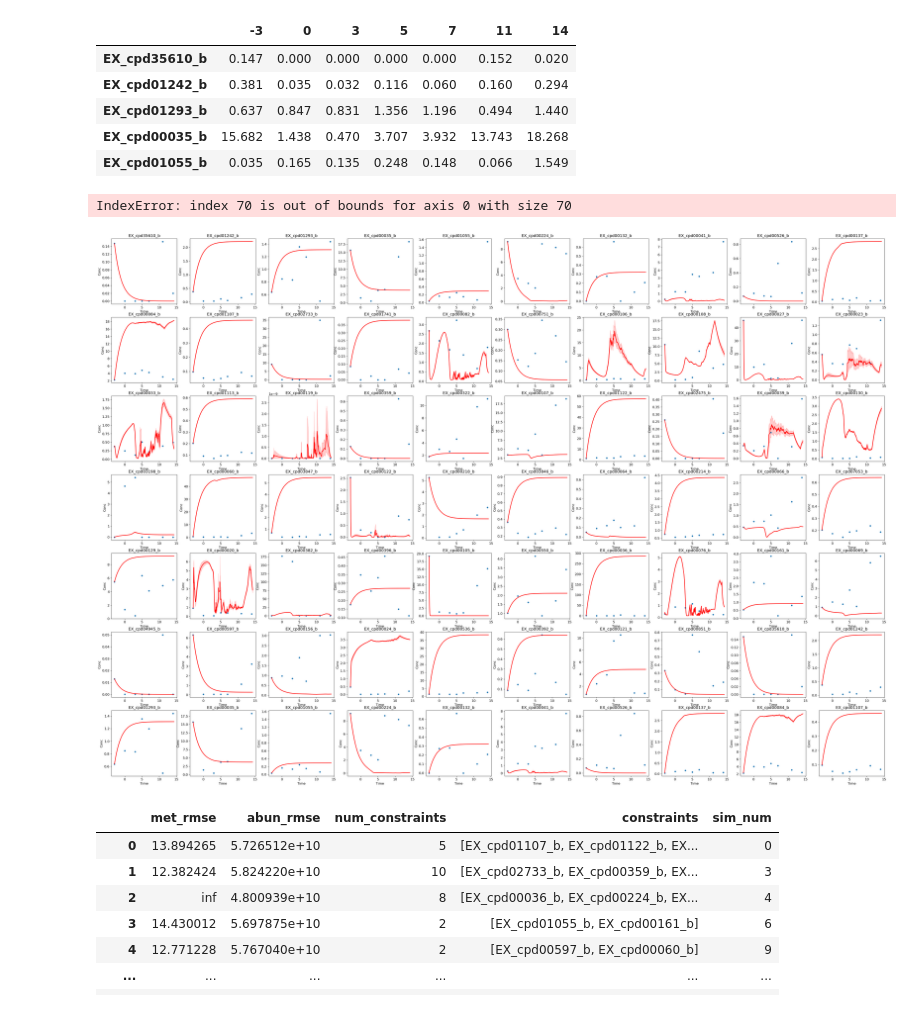
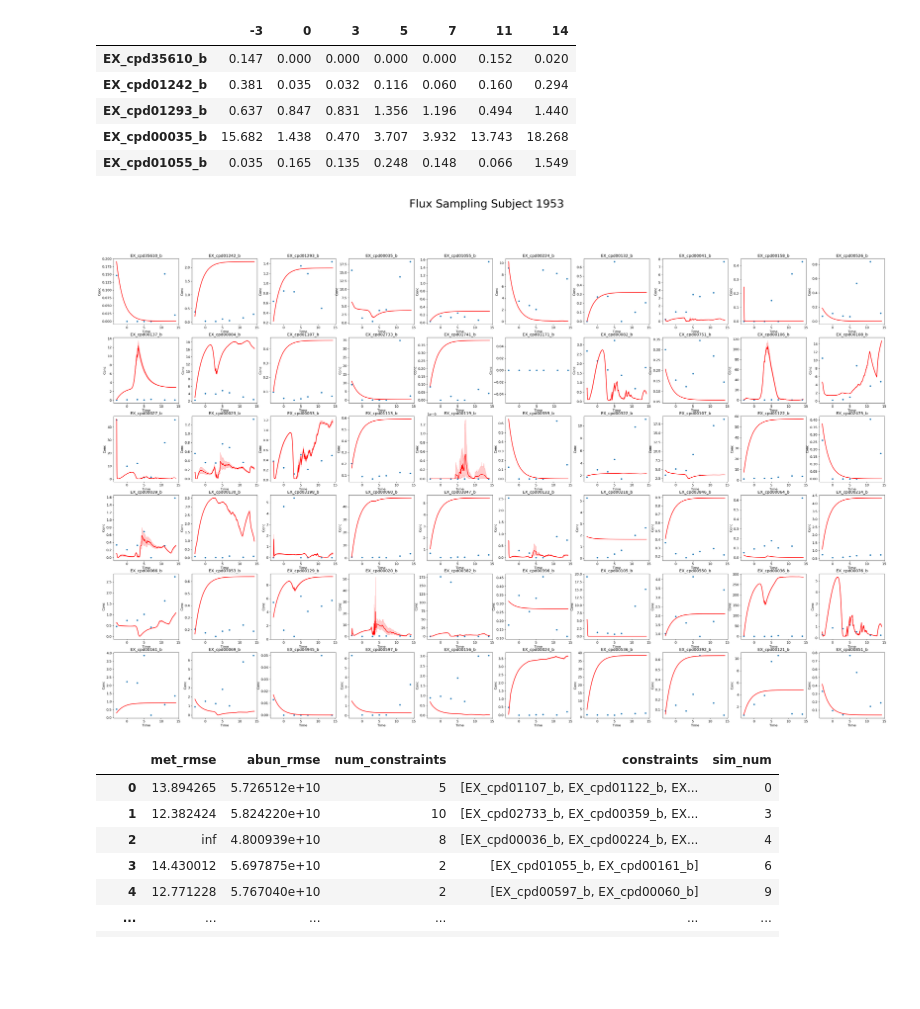
Before and after one commit to haydengallo/glv_dfba, a Jupyter notebook: flux_sampling_simulations_plotting.ipynb, the cells around one changed output. Cells and saved outputs as stored; diff of their text form; code cells hidden in the pictures; blank space fills up the shorter version.

```diff
--- a/flux_sampling_simulations_plotting.ipynb
+++ b/flux_sampling_simulations_plotting.ipynb
@@ -114,7 +114,7 @@ See the caveats in the documentation: https://pandas.pydata.org/pandas-docs/stab
 abun_to_store =[]
 met_to_store =[]
 
-conditions = ['Subject_1507_met']#, 'Subject_1953_met', 'Subject_1999_met']
+conditions = ['Subject_1953_met']#, 'Subject_1953_met', 'Subject_1999_met']
 for j, name in enumerate(conditions):
     subdirectory = main_directory + name
     temp_abun = []
@@ -273,35 +272,36 @@ metabolomics_data_sub_1948.head()
 | EX_cpd00035_b | 15.682 | 1.438 | 0.470 | 3.707 | 3.932 | 13.743 | 18.268 |
 | EX_cpd01055_b | 0.035 | 0.165 | 0.135 | 0.248 | 0.148 | 0.066 | 1.549 |
 # %%
-num_plots = 61
+num_plots = 60
 cols = 10  # Number of columns in the grid
 rows = (num_plots + cols - 1) // cols  # Calculate number of rows needed
 
 fig, axes = plt.subplots(rows, cols, figsize=(cols * 5, rows * 5), constrained_layout=False)
 
 # Flatten the axes array for easy iteration
 axes = axes.flatten()
 
-for i,met in enumerate(melted_df['reaction'].to_list()):
+for i,met in enumerate(metabolomics_data_sub_1948.index.to_list()):
     temp_sim = melted_df[melted_df['reaction'] == met]
     temp_exp = metabolomics_data_sub_1948.loc[met,:]
         # Scatter plot on the respective subplot
     sns.lineplot(ax=axes[i], data = temp_sim, x='time', y='fluxValue', color = 'red', lw = 2)
     sns.scatterplot(ax=axes[i],
                         x=temp_exp.index.to_list(), y=temp_exp.to_list())
 
     axes[i].set_title(f"{met}")
     axes[i].set_xlabel('Time')
     axes[i].set_ylabel('Conc')
     #axes[i].set_yscale('log')
     #axes[i].legend_.remove()
 
 # Hide any empty subplots if the number of plots is not a perfect square
+plt.suptitle('Flux Sampling Subject 1953', fontsize = 40)
+
 for j in range(num_plots, len(axes)):
     fig.delaxes(axes[j])
 # %% [output]
-IndexError: index 70 is out of bounds for axis 0 with size 70
-[figure, old version]
+[figure, new version]
 # %%
 ### Here create pareto front for Monte Carlo Constraint FBA
 
```
Also changed, not shown: parts of 9 cells of this notebook, 14 other files.
